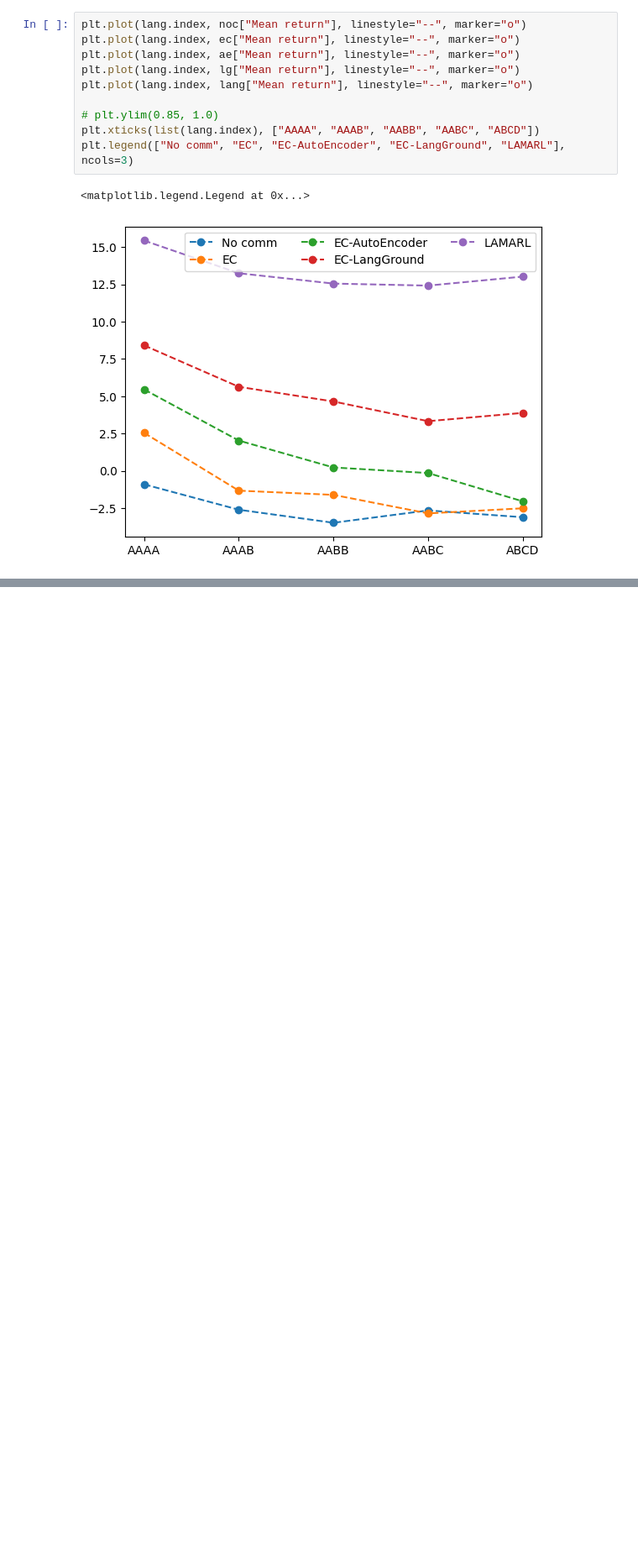
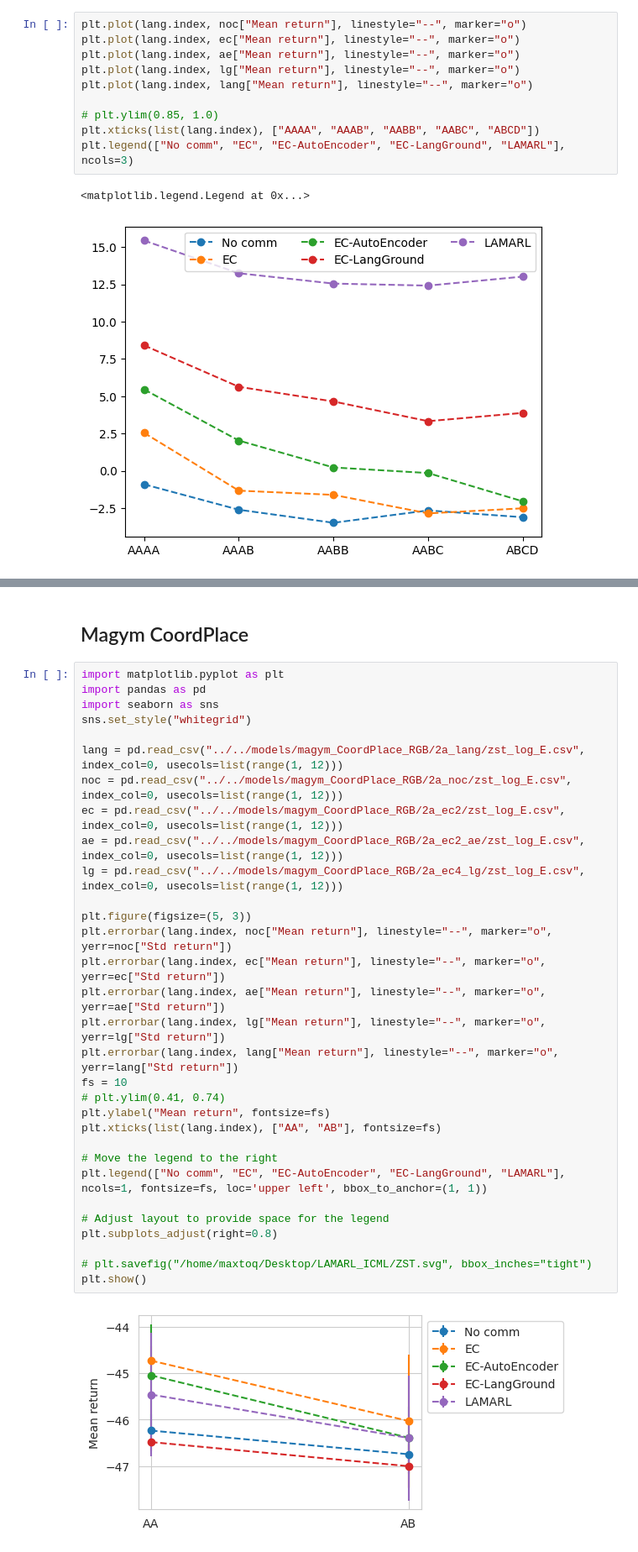
Before and after one commit to Maxtoq/MADRL-PhD-Thesis-Code, a Jupyter notebook: algorithms/LAMARL/ZST.ipynb, the cells around one changed output, grey strips where cells are left out. Shown at 84% size. Saved outputs shown, nothing was run; the diff lists cells and outputs as text; blank space fills up the shorter version.

```diff
--- a/algorithms/LAMARL/ZST.ipynb
+++ b/algorithms/LAMARL/ZST.ipynb
@@ -161,0 +162,35 @@ plt.show()
+# %% [markdown]
+## Magym CoordPlace
+# %%
+import matplotlib.pyplot as plt
+import pandas as pd
+import seaborn as sns
+sns.set_style("whitegrid")
+
+lang = pd.read_csv("../../models/magym_CoordPlace_RGB/2a_lang/zst_log_E.csv", index_col=0, usecols=list(range(1, 12)))
+noc = pd.read_csv("../../models/magym_CoordPlace_RGB/2a_noc/zst_log_E.csv", index_col=0, usecols=list(range(1, 12)))
+ec = pd.read_csv("../../models/magym_CoordPlace_RGB/2a_ec2/zst_log_E.csv", index_col=0, usecols=list(range(1, 12)))
+ae = pd.read_csv("../../models/magym_CoordPlace_RGB/2a_ec2_ae/zst_log_E.csv", index_col=0, usecols=list(range(1, 12)))
+lg = pd.read_csv("../../models/magym_CoordPlace_RGB/2a_ec4_lg/zst_log_E.csv", index_col=0, usecols=list(range(1, 12)))
+
+plt.figure(figsize=(5, 3))
+plt.errorbar(lang.index, noc["Mean return"], linestyle="--", marker="o", yerr=noc["Std return"])
+plt.errorbar(lang.index, ec["Mean return"], linestyle="--", marker="o", yerr=ec["Std return"])
+plt.errorbar(lang.index, ae["Mean return"], linestyle="--", marker="o", yerr=ae["Std return"])
+plt.errorbar(lang.index, lg["Mean return"], linestyle="--", marker="o", yerr=lg["Std return"])
+plt.errorbar(lang.index, lang["Mean return"], linestyle="--", marker="o", yerr=lang["Std return"])
+fs = 10
+# plt.ylim(0.41, 0.74)
+plt.ylabel("Mean return", fontsize=fs)
+plt.xticks(list(lang.index), ["AA", "AB"], fontsize=fs)
+
+# Move the legend to the right
+plt.legend(["No comm", "EC", "EC-AutoEncoder", "EC-LangGround", "LAMARL"], ncols=1, fontsize=fs, loc='upper left', bbox_to_anchor=(1, 1))
+
+# Adjust layout to provide space for the legend
+plt.subplots_adjust(right=0.8)
+
+# plt.savefig("/home/maxtoq/Desktop/LAMARL_ICML/ZST.svg", bbox_inches="tight")
+plt.show()
+# %% [output]
+[figure, added]
```
Also changed, not shown: parts of 5 cells of this notebook, 5 other files.
